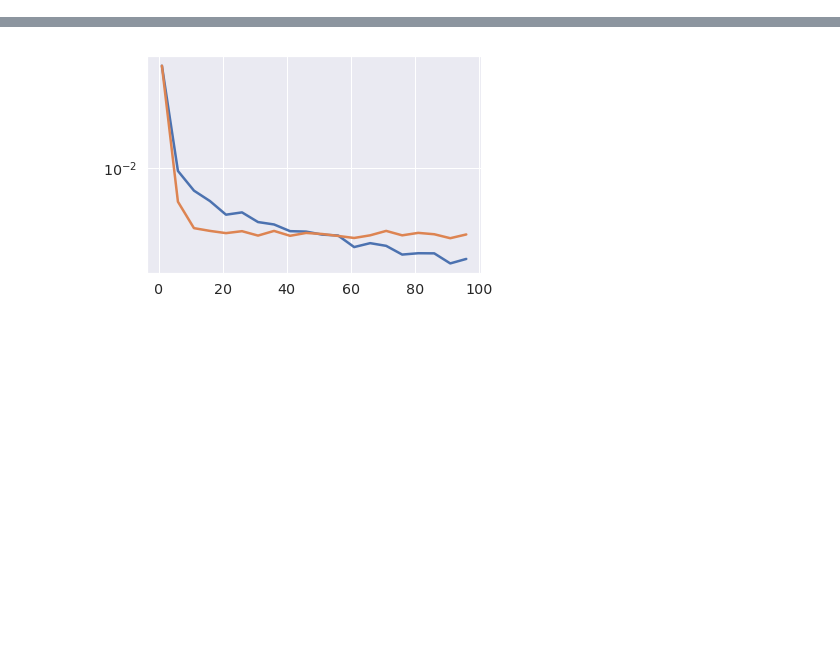
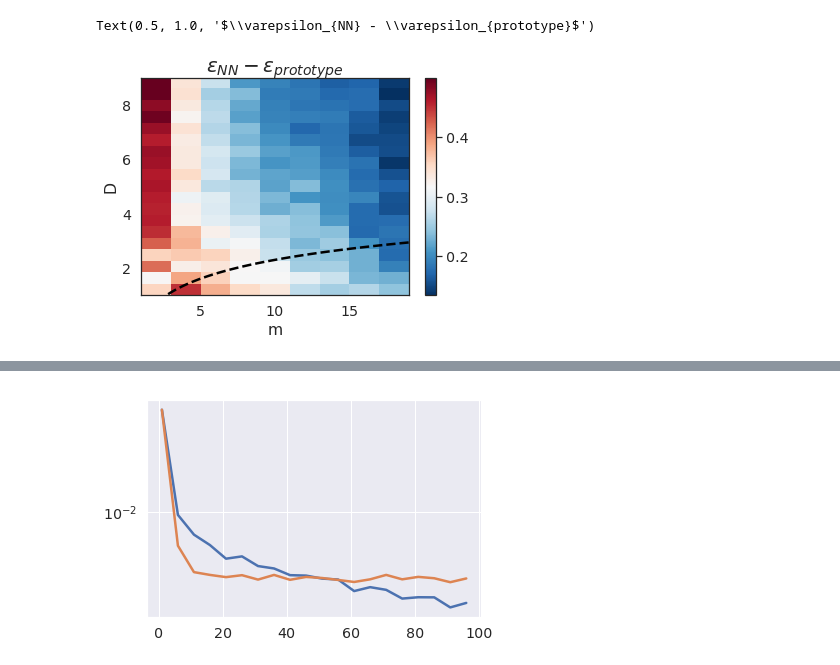
Before and after one commit to bsorsch/geometry-fewshot-learning, a Jupyter notebook: NN high-D.ipynb, the cells around one changed output, grey strips where cells are left out. Drawn from its saved outputs; the diff is of its cells as text; code cells hidden in the pictures; blank space fills up the shorter version.

```diff
--- a/NN high-D.ipynb
+++ b/NN high-D.ipynb
@@ -15,0 +108,6 @@ os.environ["CUDA_VISIBLE_DEVICES"]="0"
+# %%
+w = Xatrain.mean(0) - Xbtrain.mean(0)
+mu = (Xatrain.mean(0) + Xbtrain.mean(0))/2
+h = Xatest@w - w@mu
+proto_err = (h<0).mean()
+print(proto_err)
@@ -15,0 +122,18 @@ os.environ["CUDA_VISIBLE_DEVICES"]="0"
+# %%
+proto_errs = []
+NN_errs = []
+svm_errs = []
+
+Ns = np.arange(1,10)
+ms = np.arange(1,20,dtype='int')
+n_avg = 100
+for m in tqdm(ms):
+    for N in tqdm(Ns,leave=False):
+        for _ in range(n_avg):
+            proto_err, NN_err = sphere_experiment(m,N)
+            proto_errs.append(proto_err)
+            NN_errs.append(NN_err)
+#             svm_errs.append(svm_err)
+proto_errs = np.stack(proto_errs).reshape(len(ms),len(Ns),n_avg).mean(-1)
+NN_errs = np.stack(NN_errs).reshape(len(ms),len(Ns),n_avg).mean(-1)
+# svm_errs = np.stack(svm_errs).reshape(len(ms),len(Ns),n_avg).mean(-1)
@@ -15,0 +154,20 @@ os.environ["CUDA_VISIBLE_DEVICES"]="0"
+# %%
+with sns.axes_style('white'):
+    diff = NN_errs
+    vmax = np.max(np.abs(diff))
+    plt.imshow(diff, origin='lower',
+               extent=(np.min(ms),np.max(ms),np.min(Ns),np.max(Ns)),
+              cmap='RdBu_r',aspect='auto')
+
+    xx = np.linspace(np.min(ms),np.max(ms),100)
+    plt.plot(xx,np.log(xx), c='black',linestyle='dashed')
+    plt.colorbar()
+plt.xlabel('m')
+plt.ylabel('D');
+plt.ylim(np.min(Ns),np.max(Ns))
+plt.title(r'$\varepsilon_{NN} - \varepsilon_{prototype}$',fontsize=20)
+# plt.xlim([0,500])
+# plt.savefig('images/NN_vs_prototype_theory.pdf')
+# %% [output]
+Text(0.5, 1.0, '$\\varepsilon_{NN} - \\varepsilon_{prototype}$')
+[figure, added]
```
Also changed, not shown: parts of 77 cells of this notebook, 3 other files.
